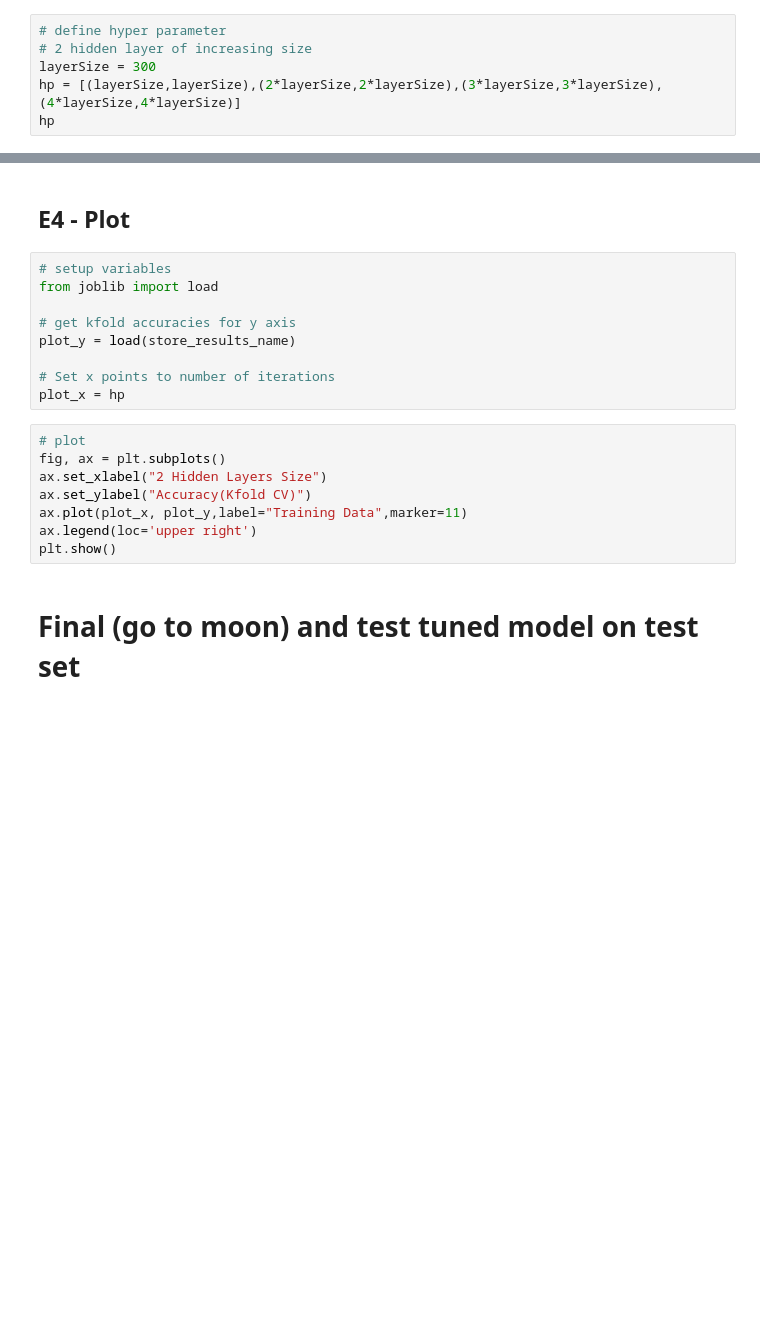
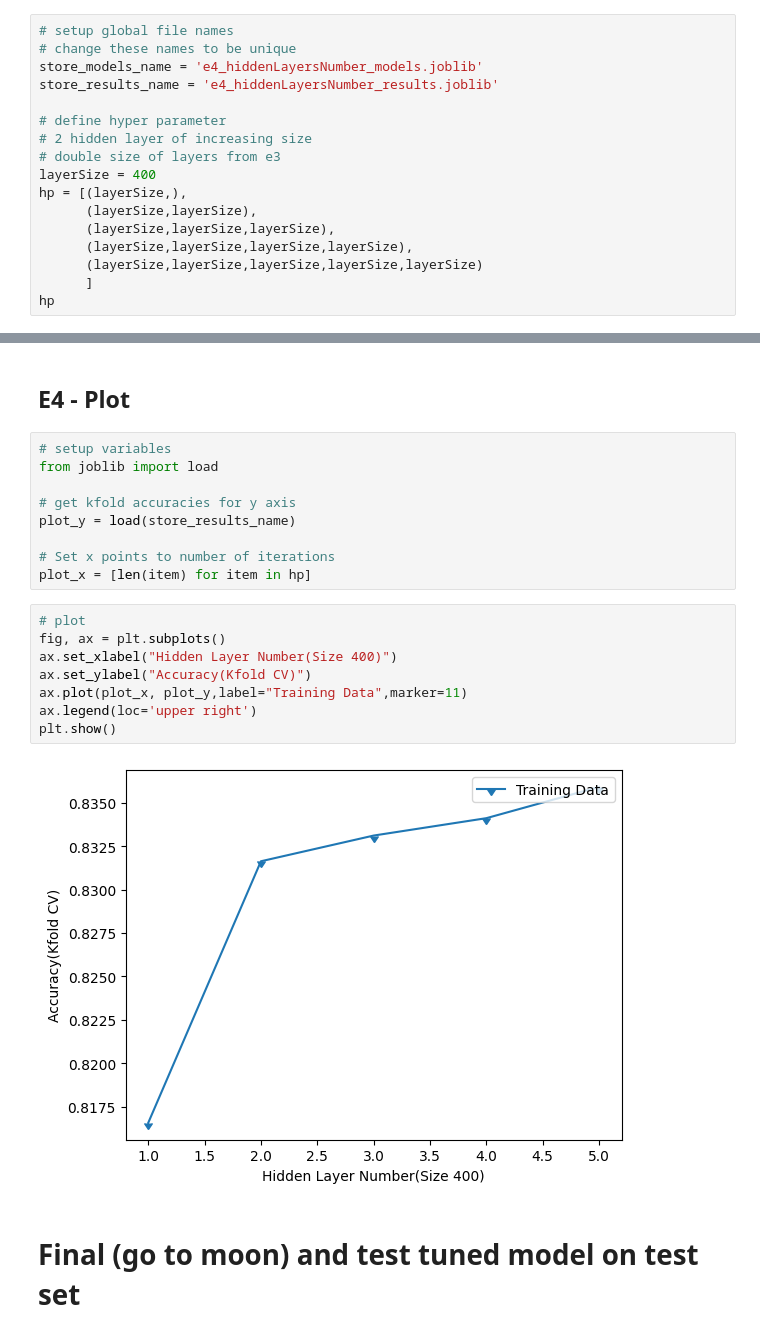
Before and after one commit to ebert-c/SENG-474-Project, a Jupyter notebook: seng475_project_nn_v2.ipynb, the cells around one changed output, grey strips where cells are left out. Drawn from its saved outputs; the diff is of its cells as text; blank space fills up the shorter version.

Commit message:
e4_results

```diff
--- a/seng475_project_nn_v2.ipynb
+++ b/seng475_project_nn_v2.ipynb
@@ -360,6 +355,17 @@ store_results_name = 'e4_2hiddenLayersSizeInc_results.joblib'
 # %%
+# setup global file names
+# change these names to be unique
+store_models_name = 'e4_hiddenLayersNumber_models.joblib'
+store_results_name = 'e4_hiddenLayersNumber_results.joblib'
+
 # define hyper parameter
 # 2 hidden layer of increasing size
-layerSize = 300
-hp = [(layerSize,layerSize),(2*layerSize,2*layerSize),(3*layerSize,3*layerSize),(4*layerSize,4*layerSize)]
+# double size of layers from e3
+layerSize = 400
+hp = [(layerSize,),
+      (layerSize,layerSize),
+      (layerSize,layerSize,layerSize),
+      (layerSize,layerSize,layerSize,layerSize),
+      (layerSize,layerSize,layerSize,layerSize,layerSize)
+      ]
 hp
@@ -404,14 +429,16 @@ from joblib import load
 plot_y = load(store_results_name)
 
 # Set x points to number of iterations
-plot_x = hp
+plot_x = [len(item) for item in hp]
 # %%
 # plot
 fig, ax = plt.subplots()
-ax.set_xlabel("2 Hidden Layers Size")
+ax.set_xlabel("Hidden Layer Number(Size 400)")
 ax.set_ylabel("Accuracy(Kfold CV)")
 ax.plot(plot_x, plot_y,label="Training Data",marker=11)
 ax.legend(loc='upper right')
 plt.show()
+# %% [output]
+[figure, added]
 # %% [markdown]
 # Final (go to moon) and test tuned model on test set
```
Also changed, not shown: parts of 8 cells of this notebook, 3 other files.
